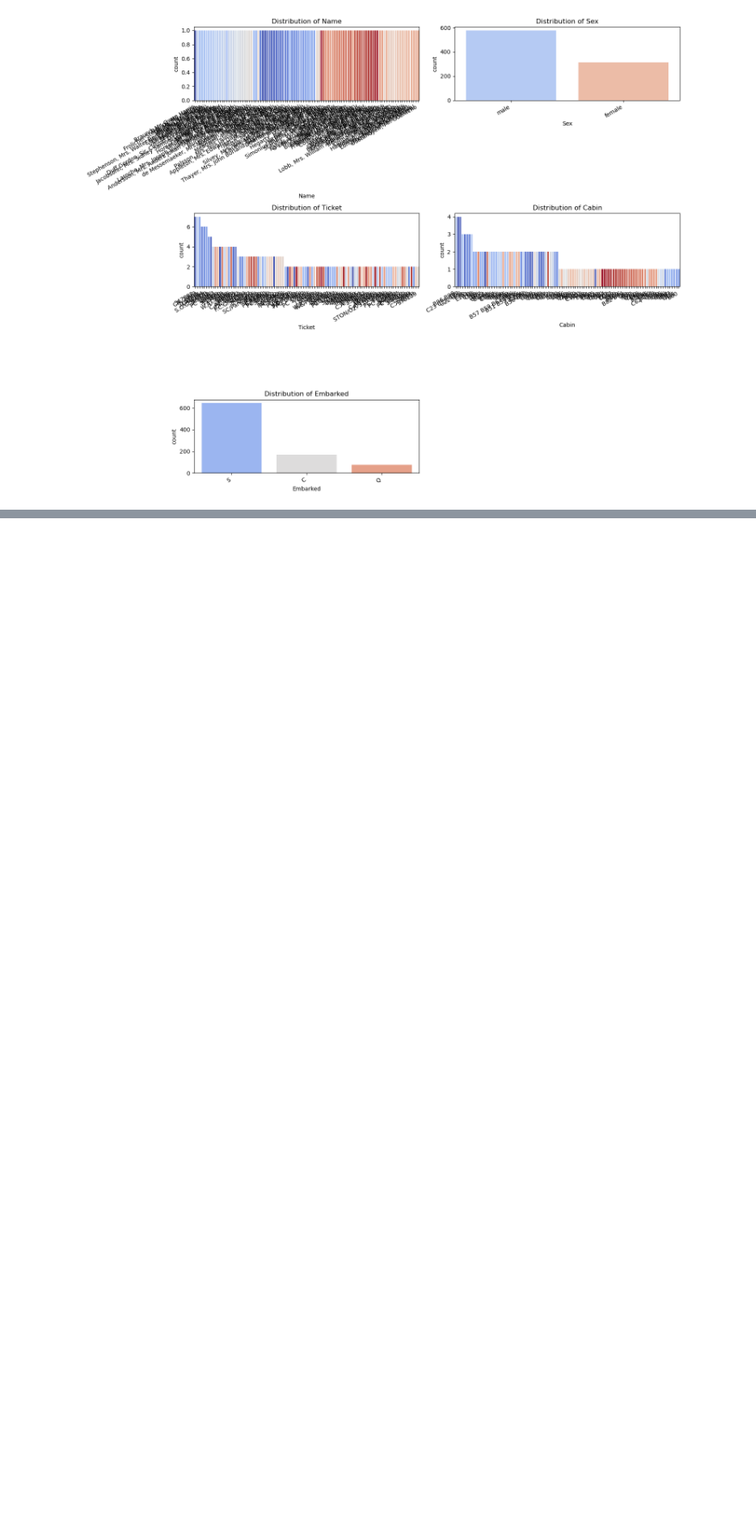
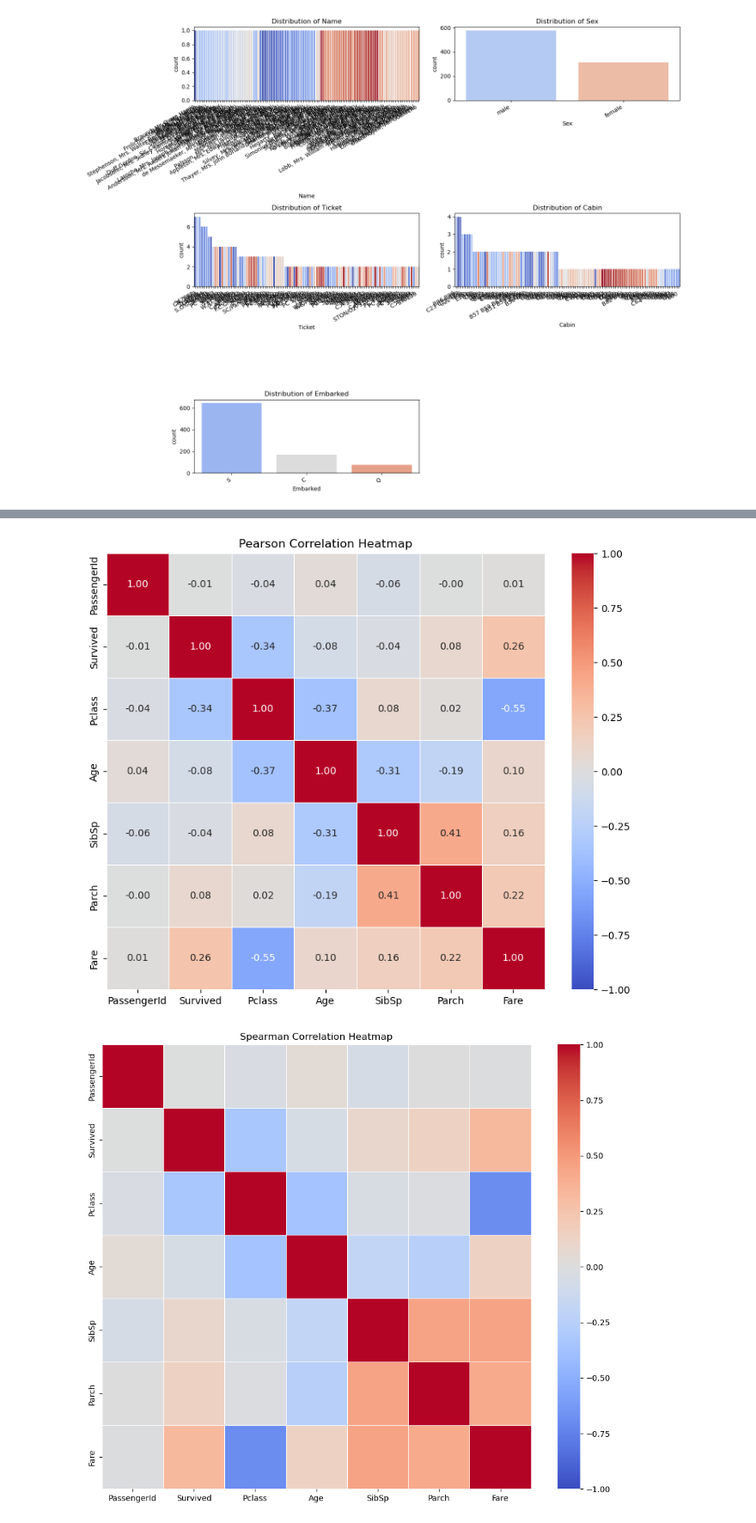
Before and after one commit to ilanrosc/titanic-kaggle-competition, a Jupyter notebook: notebooks/1_EDA.ipynb, the cells around one changed output, grey strips where cells are left out. Shown at 86% size. Drawn from its saved outputs; the diff is of its cells as text; code cells hidden in the pictures; blank space fills up the shorter version.

```diff
--- a/notebooks/1_EDA.ipynb
+++ b/notebooks/1_EDA.ipynb
@@ -82,0 +87,13 @@ plot_categorical_distributions(df, layout="single")
+# %%
+# 📌 Step 7: Correlation Heatmap
+# Default Pearson Correlation Heatmap
+plot_correlation_heatmap(df)
+
+# Spearman Correlation Heatmap
+plot_correlation_heatmap(df, method="spearman", figsize=(12, 10), annot=False)
+
+# 📌 Kendall Correlation Heatmap with a different colormap
+plot_correlation_heatmap(df, method="kendall", cmap="viridis")
+# %% [output]
+[figure, added]
+[figure, added]
```
Also changed, not shown: parts of 4 cells of this notebook, 1 other file.
